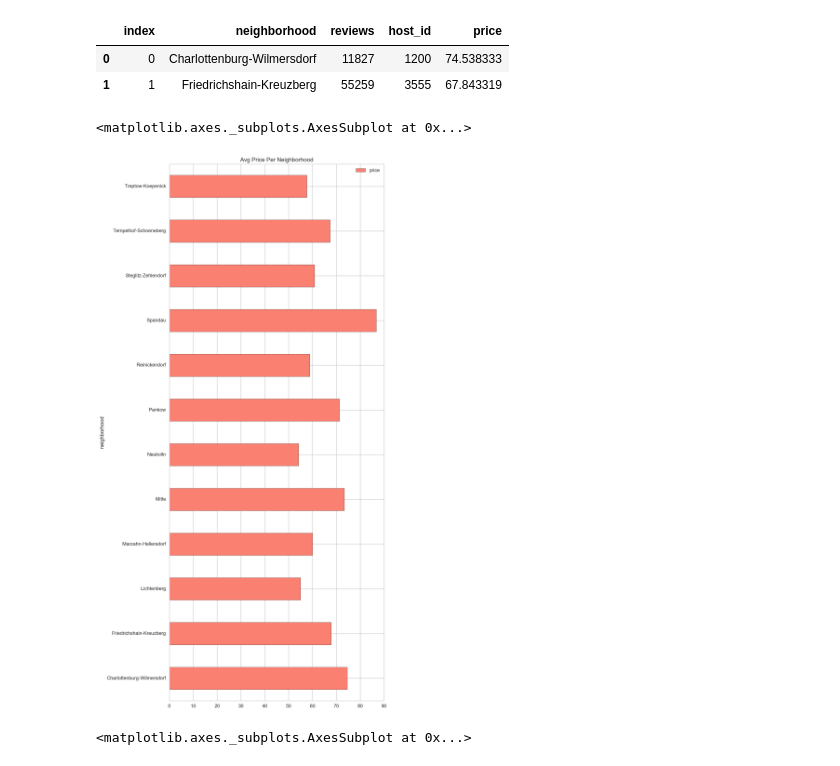
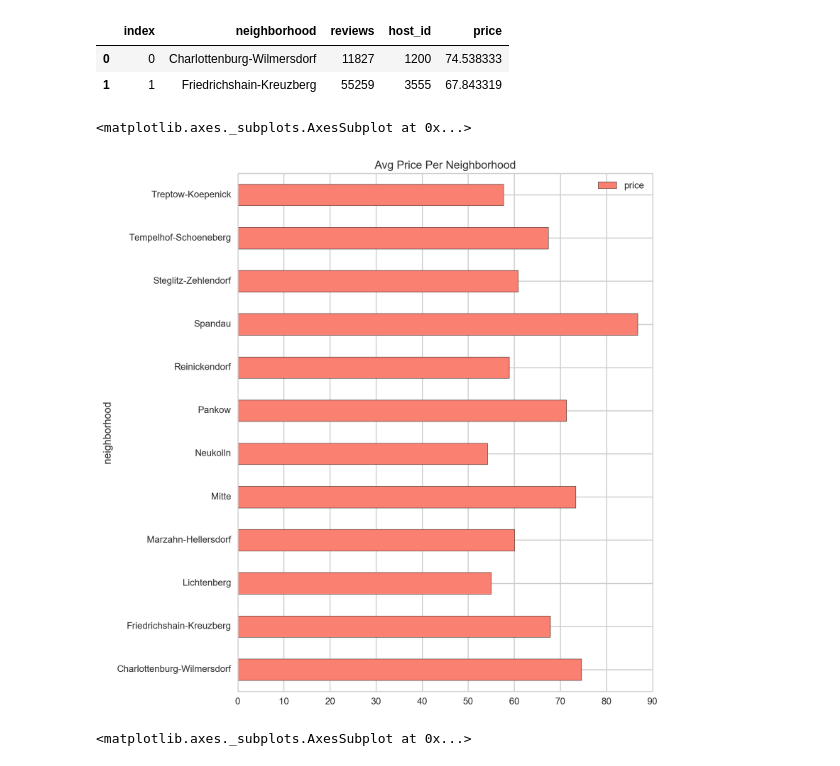
Before and after one commit to Jyojha/DS_Projects, a Jupyter notebook: Berlin_EDA.ipynb, the cells around one changed output. Cells and saved outputs as stored; diff of their text form; code cells hidden in the pictures.

```diff
--- a/Berlin_EDA.ipynb
+++ b/Berlin_EDA.ipynb
@@ -186,0 +194,4 @@ memory usage: 1.7+ MB
+# %%
+berlin['minstay'] = berlin.groupby('bedrooms').minstay.transform(lambda x: x.replace(np.nan, 2))
+# %%
+berlin['bhk'] = berlin.bedrooms.map(lambda x: 1. if x == 0. else x)
@@ -186,0 +204,2 @@ memory usage: 1.7+ MB
+# %%
+berlin.drop(['index','level_0'], axis=1, inplace=True)
@@ -252,12 +300,12 @@ df1.head(2)
 | 0 | 0 | Charlottenburg-Wilmersdorf | 11827 | 1200 | 74.538333 |
 | 1 | 1 | Friedrichshain-Kreuzberg | 55259 | 3555 | 67.843319 |
 # %%
-df1.plot(x='neighborhood', y='price', figsize=(8,20), kind = 'barh', title = 'Avg Price Per Neighborhood',
+df1.plot(x='neighborhood', y='price', figsize=(8,10), kind = 'barh', title = 'Avg Price Per Neighborhood',
          color = 'salmon'
         )
 # %% [output]
 <matplotlib.axes._subplots.AxesSubplot at 0x...>
-[figure, old version]
+[figure, new version]
 # %%
 df1.plot(x='neighborhood', y='host_id', figsize=(8,20), kind = 'barh',title = 'Total Listings Per Neighborhood',
          color = 'powderblue')
```
Also changed, not shown: parts of 5 cells of this notebook.
